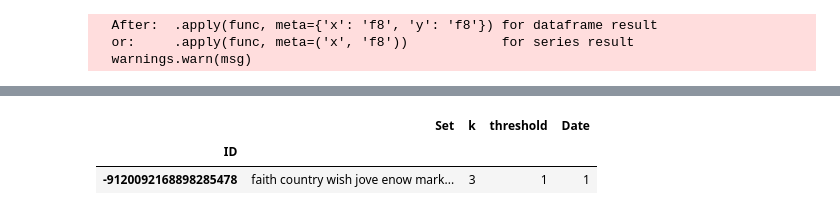
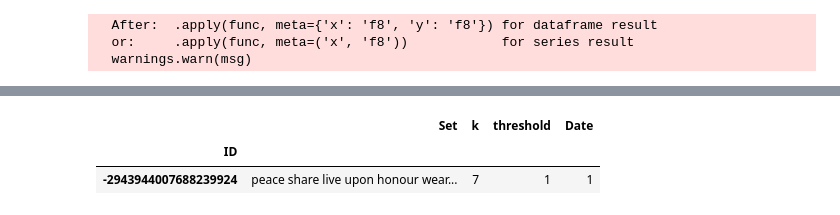
Before and after one commit to JamesPHoughton/homer, a Jupyter notebook: sandbox_py3.ipynb, the cells around one changed output, grey strips where cells are left out. Saved outputs shown, nothing was run; the diff lists cells and outputs as text; code cells hidden in the pictures.

```diff
--- a/sandbox_py3.ipynb
+++ b/sandbox_py3.ipynb
@@ -210,6 +66,6 @@ root.k_children[-1].k_children
 # %%
-collection.clusters.loc[-9120092168898285478].compute()
+collection.clusters[collection.clusters['k']==7].compute()
 # %% [output]
 |  | Set | k | threshold | Date |
 | ID |  |  |  |  |
-| -9120092168898285478 | faith country wish jove enow mark... | 3 | 1 | 1 |
+| -2943944007688239924 | peace share live upon honour wear... | 7 | 1 | 1 |
```
Also changed, not shown: parts of 24 cells of this notebook, 3 other files.
